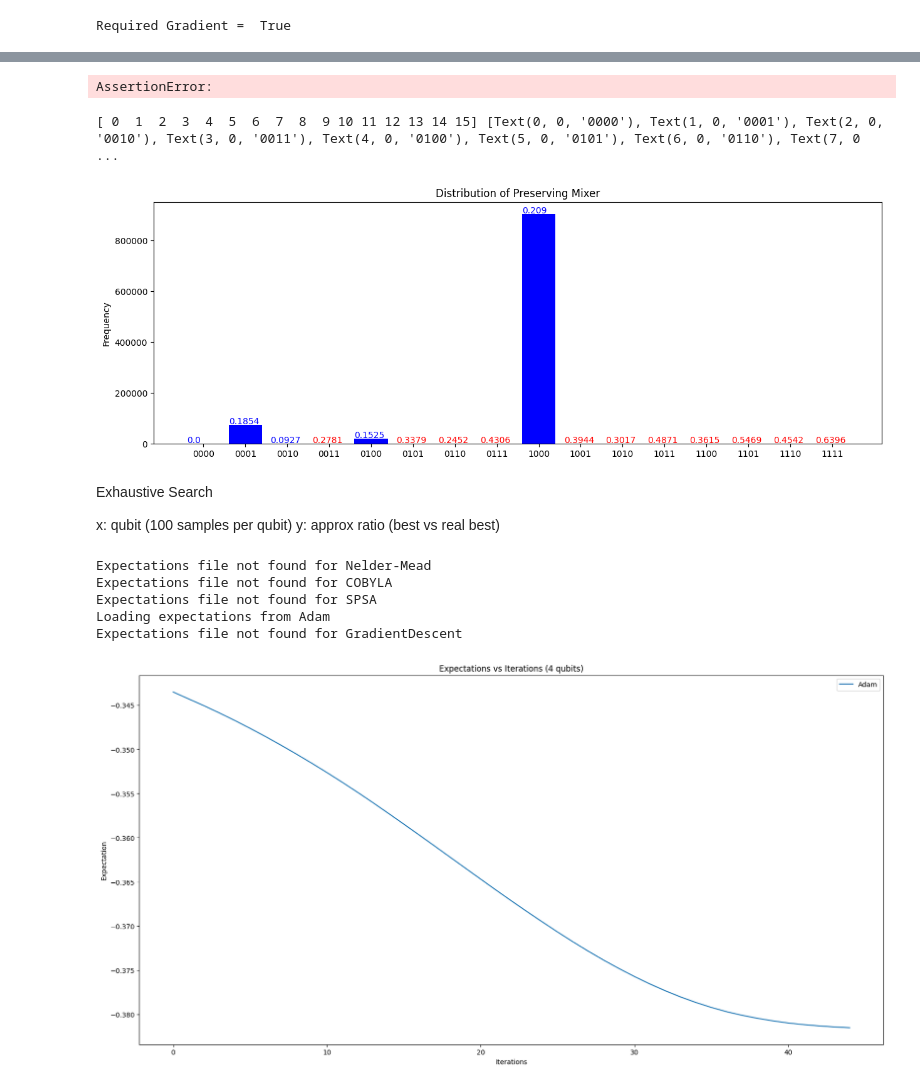
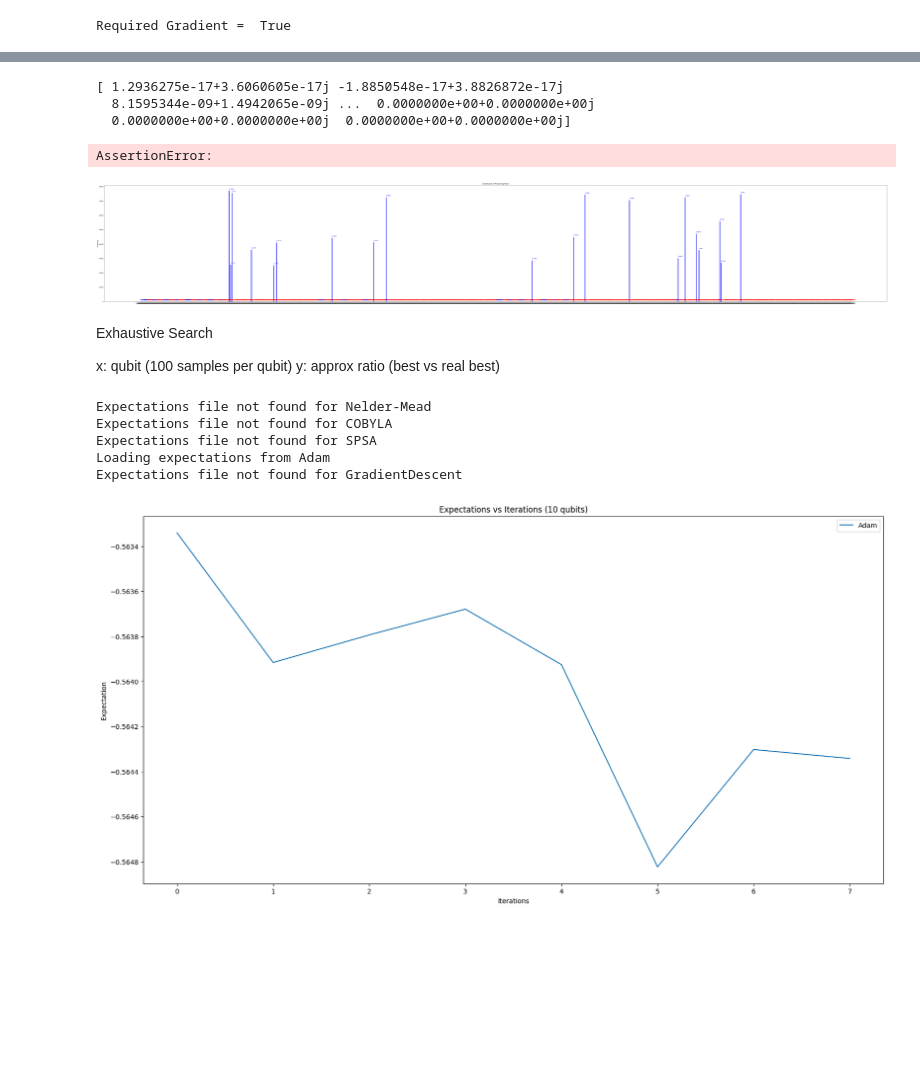
Before and after one commit to AndewNN/Quantum_Computing, a Jupyter notebook: CUDA/PO_Preserving_Mixer.ipynb, the cells around one changed output, grey strips where cells are left out. Drawn from its saved outputs; the diff is of its cells as text; code cells hidden in the pictures; blank space fills up the shorter version.

```diff
--- a/CUDA/PO_Preserving_Mixer.ipynb
+++ b/CUDA/PO_Preserving_Mixer.ipynb
@@ -128,6 +127,10 @@ data_ret_p = data_ret_p.to_numpy()
 data_ret = data_ret_p[:, 0]
 data_p = data_ret_p[:, 1]
 
+data_p = np.array([174.34238699, 111.28114309, 129.46979175])
+data_ret = np.array([0.00147772, 0.00097375, 0.00055953])
+B = 984.375
+
 print(data_cov.shape)
 print(data_ret.round(5))
 print(data_p.round(2))
@@ -248,0 +208,31 @@ init_bases: [0.         0.57735026 0.57735026 0.         0.         0.
+# %%
+# init_bases = ["100", "010", "001"]
+# T = np.array([[0, 1, 1], [1, 0, 1], [1, 1, 0]])
+
+# init_bases = ["1000", "0100", "0001"]
+# # init_bases = ["100000", "010000", "000100"]
+# T = np.array([[0, 1, 1], [1, 0, 1], [1, 1, 0]])
+
+# mixer_s, mixer_c = basis_T_to_pauli(init_bases, T, n_qubit)
+
+# print(f"{mixer_s}\n{mixer_c}")
+# init_bases = reversed_str_bases_to_init_state(init_bases, n_qubit)
+# print("init_bases:", abs(init_bases))
+
+state_return, in_budget = all_state_to_return(B, C, data_ret, data_p, 1.0)
+init_state = get_init_states(state_return, in_budget, 0.02, n_qubit)
+# init_state = get_init_states(state_return, in_budget, 0.2, n_qubit)
+n_bases = len(init_state)
+print("n_bases:", n_bases)
+# print(init_state)
+T = np.zeros((n_bases, n_bases), dtype=np.float32)
+T[:-1, 1:] += np.eye(n_bases - 1, dtype=np.float32)
+T[1:, :-1] += np.eye(n_bases - 1, dtype=np.float32)
+T[0, -1] = T[-1, 0] = 1.0
+# print(T)
+mixer_s, mixer_c = basis_T_to_pauli(init_state, T, n_qubit)
+# mixer_c *= 100
+init_bases = reversed_str_bases_to_init_state(init_state, n_qubit)
+# print(f"{mixer_s}\n{mixer_c}")
+print(mixer_c[0])
+print("init_bases:", abs(init_bases))
@@ -405,3 +368,9 @@ Most probable state: 1000 Return: 0.20901911153684485
+# %%
+print(np.array(state))
+# %% [output]
+[ 1.2936275e-17+3.6060605e-17j -1.8850548e-17+3.8826872e-17j
+  8.1595344e-09+1.4942065e-09j ...  0.0000000e+00+0.0000000e+00j
+  0.0000000e+00+0.0000000e+00j  0.0000000e+00+0.0000000e+00j]
 # %%
 assert False
 # %% [output]
@@ -411,29 +380,28 @@ result_final = np.zeros(2**n_qubit)
 for i in result:
     result_final[int(i, 2)] = result[i]
 # %%
-# plt.figure(figsize=(100, 15))
+plt.figure(figsize=(100, 15))
 x = np.arange(2**n_qubit)
-plt.figure(figsize=(15, 5))
+# plt.figure(figsize=(15, 5))
 
 # plt.bar(range(2**qubit_count), list(result.values()))
 plt.bar(range(2**n_qubit), result_final, color=colorr)
 # plt.bar(range(int(2**(n_qubit-3)*0.1)), result_final[2**(n_qubit-3)*4:int(2**(n_qubit-3)*4.1)])
 plt.ylabel('Frequency')
 plt.title('Distribution of Preserving Mixer')
 # plt.gca().set_xticklabels([])
 # plt.xticks(rotation=90)
 # plt.xticks(visible=False)
 # plt.xticks(xlocs, xlabs)
 plt.xticks(x, [f"{i:0{n_qubit}b}" for i in x])
 xlocs, xlabs = plt.xticks()
-print(xlocs, xlabs)
+# print(xlocs, xlabs)
 for i, s in enumerate(ex_ret):
-    plt.text(xlocs[i]-0.4, result_final[i]+shots_count/400, s, color=colorr[i])
+    plt.text(xlocs[i]-0.4, result_final[i]+result_final[int(state_high, 2)]/80, s, color=colorr[i])
 
 plt.show()
 # %% [output]
-[ 0  1  2  3  4  5  6  7  8  9 10 11 12 13 14 15] [Text(0, 0, '0000'), Text(1, 0, '0001'), Text(2, 0, '0010'), Text(3, 0, '0011'), Text(4, 0, '0100'), Text(5, 0, '0101'), Text(6, 0, '0110'), Text(7, 0 ...
-[figure, old version]
+[figure, new version]
 # %% [markdown]
 Exhaustive Search
 
@@ -460,4 +428,4 @@ Expectations file not found for COBYLA
 Expectations file not found for SPSA
 Loading expectations from Adam
 Expectations file not found for GradientDescent
-[figure, old version]
+[figure, new version]
```
Also changed, not shown: parts of 13 cells of this notebook, 3 other files.
